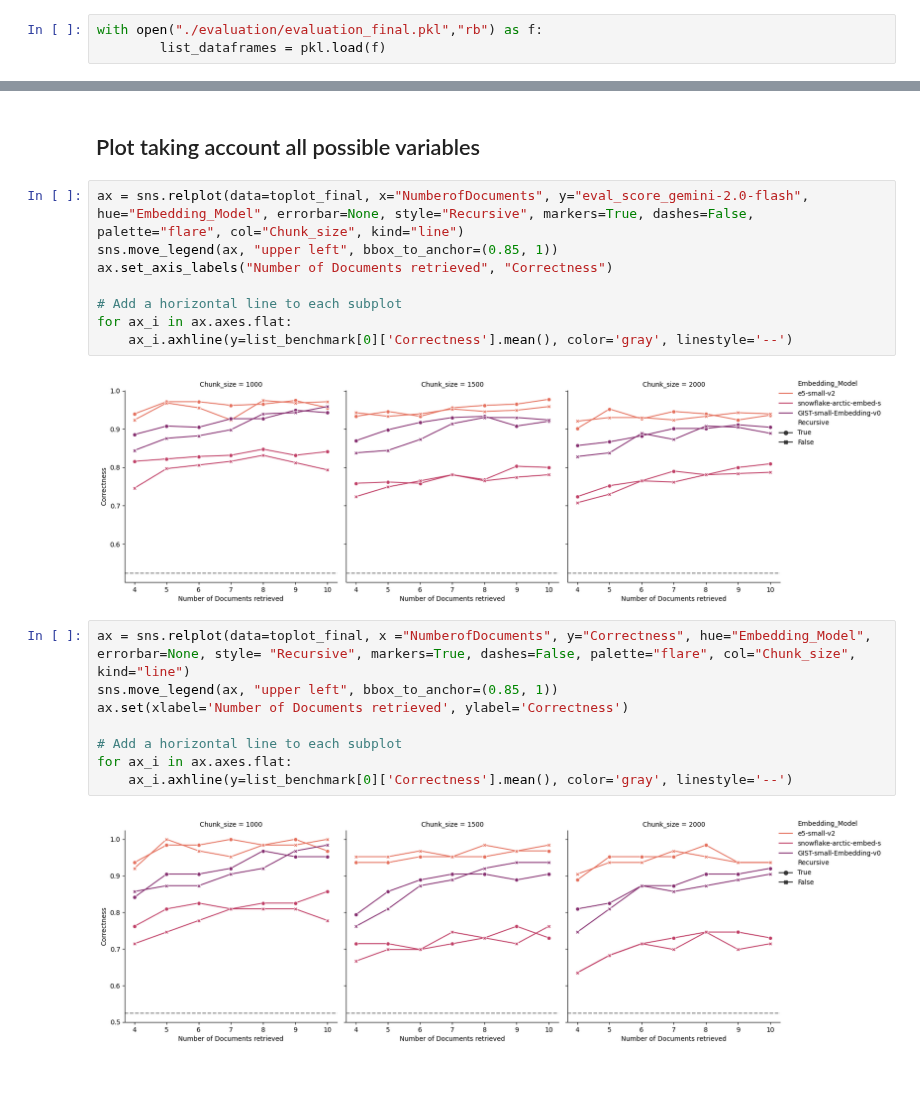
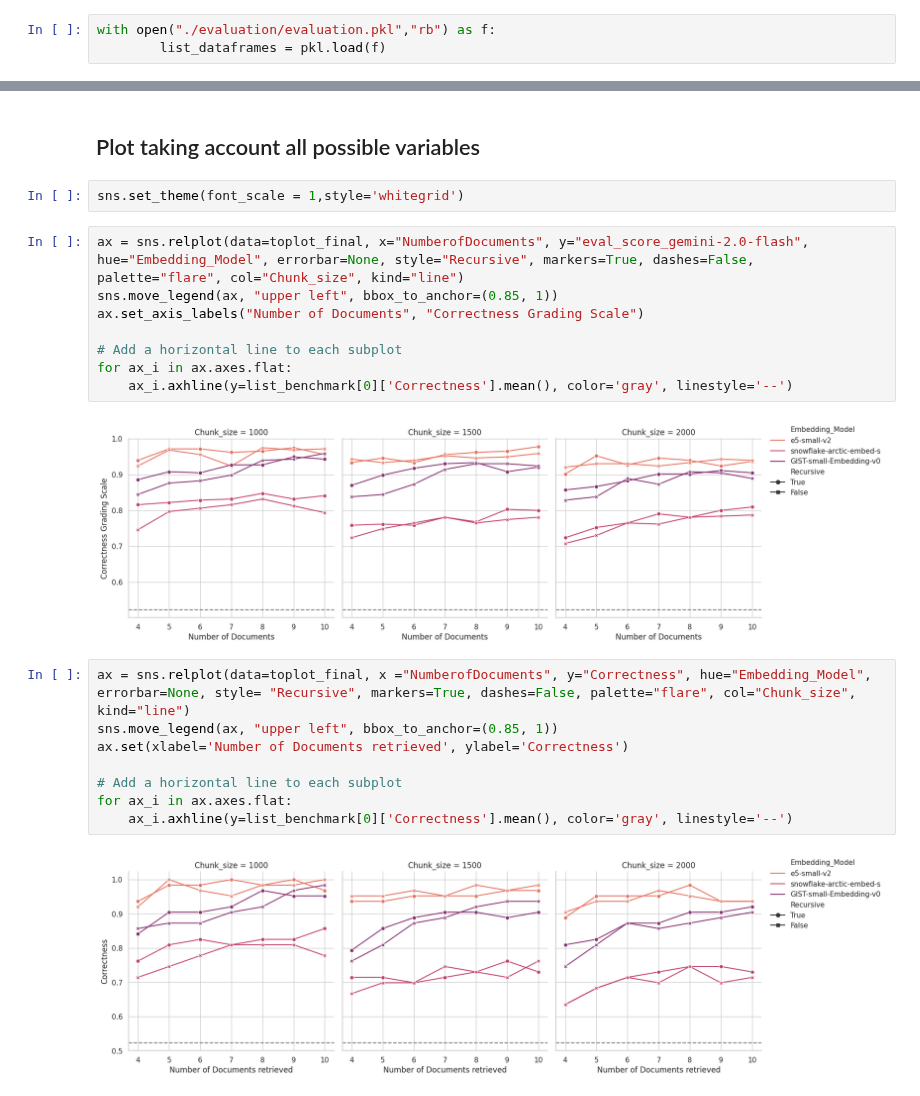
Before and after one commit to antparleo/RAG, a Jupyter notebook: 03_plots.ipynb, the cells around one changed output, grey strips where cells are left out. Saved outputs shown, nothing was run; the diff lists cells and outputs as text.

```diff
--- a/03_plots.ipynb
+++ b/03_plots.ipynb
@@ -17,7 +19,7 @@ with open("./output_bench/benchmark.pkl","rb") as f:
 # %% [markdown]
 ### Data
 # %%
-with open("./evaluation/evaluation_final.pkl","rb") as f:
+with open("./evaluation/evaluation.pkl","rb") as f:
         list_dataframes = pkl.load(f)
 # %%
 toplots = []
@@ -121,15 +79,17 @@ sns.boxplot(data=to_boxplot, y = "value", x = "variable", palette=palette, hue="
 # %% [markdown]
 ## Plot taking account all possible variables
+# %%
+sns.set_theme(font_scale = 1,style='whitegrid')
 # %%
 ax = sns.relplot(data=toplot_final, x="NumberofDocuments", y="eval_score_gemini-2.0-flash", hue="Embedding_Model", errorbar=None, style="Recursive", markers=True, dashes=False, palette="flare", col="Chunk_size", kind="line")
 sns.move_legend(ax, "upper left", bbox_to_anchor=(0.85, 1))
-ax.set_axis_labels("Number of Documents retrieved", "Correctness")
+ax.set_axis_labels("Number of Documents", "Correctness Grading Scale")
 
 # Add a horizontal line to each subplot
 for ax_i in ax.axes.flat:
 	ax_i.axhline(y=list_benchmark[0]['Correctness'].mean(), color='gray', linestyle='--')
 # %% [output]
-[figure, old version]
+[figure, new version]
 # %%
 ax = sns.relplot(data=toplot_final, x ="NumberofDocuments", y="Correctness", hue="Embedding_Model", errorbar=None, style= "Recursive", markers=True, dashes=False, palette="flare", col="Chunk_size", kind="line")
 sns.move_legend(ax, "upper left", bbox_to_anchor=(0.85, 1))
@@ -139,7 +99,7 @@ ax.set(xlabel='Number of Documents retrieved', ylabel='Correctness')
 for ax_i in ax.axes.flat:
 	ax_i.axhline(y=list_benchmark[0]['Correctness'].mean(), color='gray', linestyle='--')
 # %% [output]
-[figure, old version]
+[figure, new version]
 # %%
 ax = sns.relplot(data=toplot_final, x ="NumberofDocuments", y="Relevance", hue="Embedding_Model", errorbar=None, style= "Recursive", markers=True, dashes=False, palette="flare", col="Chunk_size", kind="line")
 sns.move_legend(ax, "upper left", bbox_to_anchor=(0.85, 1))
```
Also changed, not shown: parts of 14 cells of this notebook, 3 other files.
